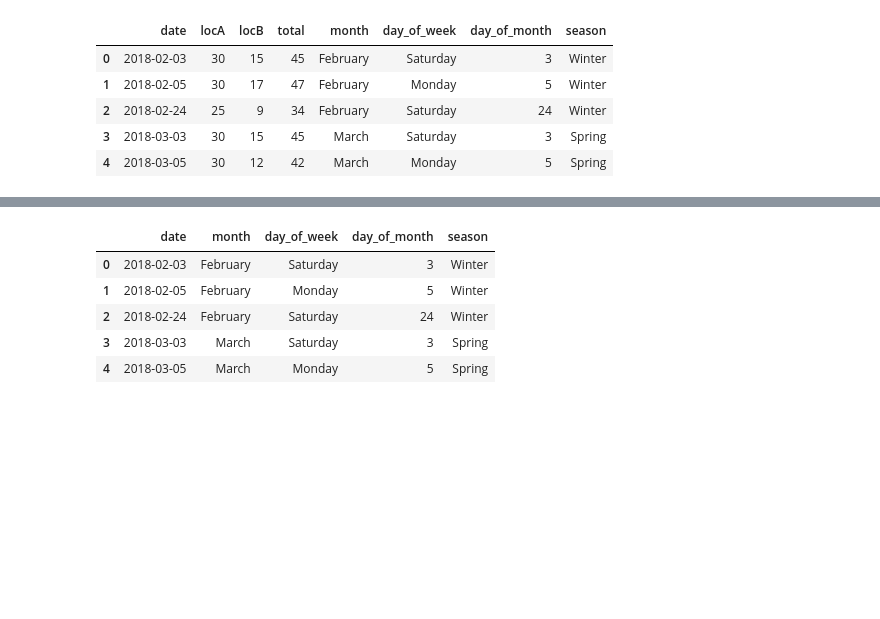
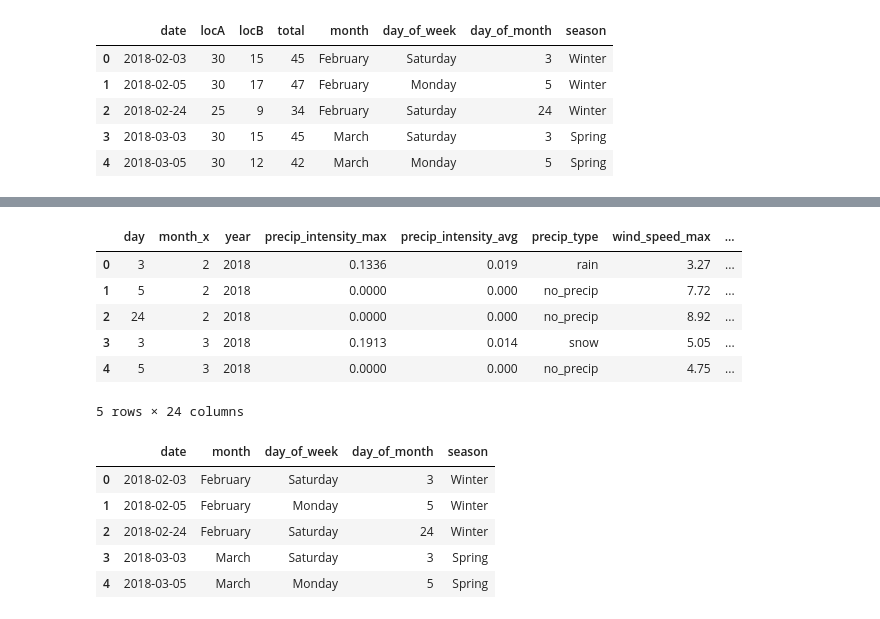
Before and after one commit to kamransoomro84/souper-duper, a Jupyter notebook: ml_models.ipynb, the cells around one changed output, grey strips where cells are left out. Saved outputs shown, nothing was run; the diff lists cells and outputs as text; code cells hidden in the pictures; blank space fills up the shorter version.

```diff
--- a/ml_models.ipynb
+++ b/ml_models.ipynb
@@ -7,8 +7,8 @@ import pandas as pd
 import os
 # %%
 path = os.path.join('data', 'soup_data.csv')
-df = pd.read_csv(path)
-df.head()
+soup = pd.read_csv(path)
+soup.head()
 # %% [output]
 |  | date | locA | locB | total | month | day_of_week | day_of_month | season |
 | 0 | 2018-02-03 | 30 | 15 | 45 | February | Saturday | 3 | Winter |
@@ -19,3 +30,17 @@ df.head()
+# %%
+weather['date'] = weather['year'].astype(str) + '-' + \
+                  weather['month'].astype(str).apply(lambda s: f'{s:0>2}') + '-' + \
+                  weather['day'].astype(str).apply(lambda s: f'{s:0>2}')
+df = weather.merge(soup, on = 'date')
+df.head()
+# %% [output]
+|  | day | month_x | year | precip_intensity_max | precip_intensity_avg | precip_type | wind_speed_max | ... |
+| 0 | 3 | 2 | 2018 | 0.1336 | 0.019 | rain | 3.27 | ... |
+| 1 | 5 | 2 | 2018 | 0.0000 | 0.000 | no_precip | 7.72 | ... |
+| 2 | 24 | 2 | 2018 | 0.0000 | 0.000 | no_precip | 8.92 | ... |
+| 3 | 3 | 3 | 2018 | 0.1913 | 0.014 | snow | 5.05 | ... |
+| 4 | 5 | 3 | 2018 | 0.0000 | 0.000 | no_precip | 4.75 | ... |
+5 rows × 24 columns
 # %%
 variables = [
     'date',
```
Also changed, not shown: parts of 2 cells of this notebook.
